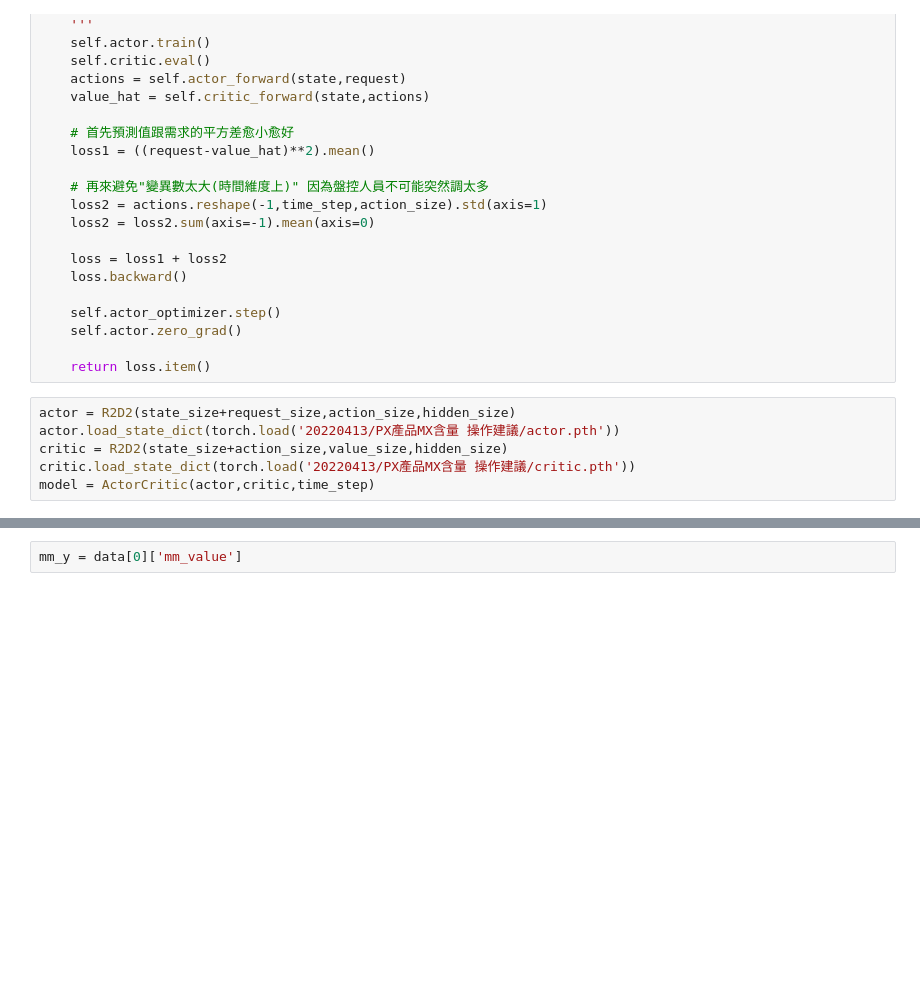
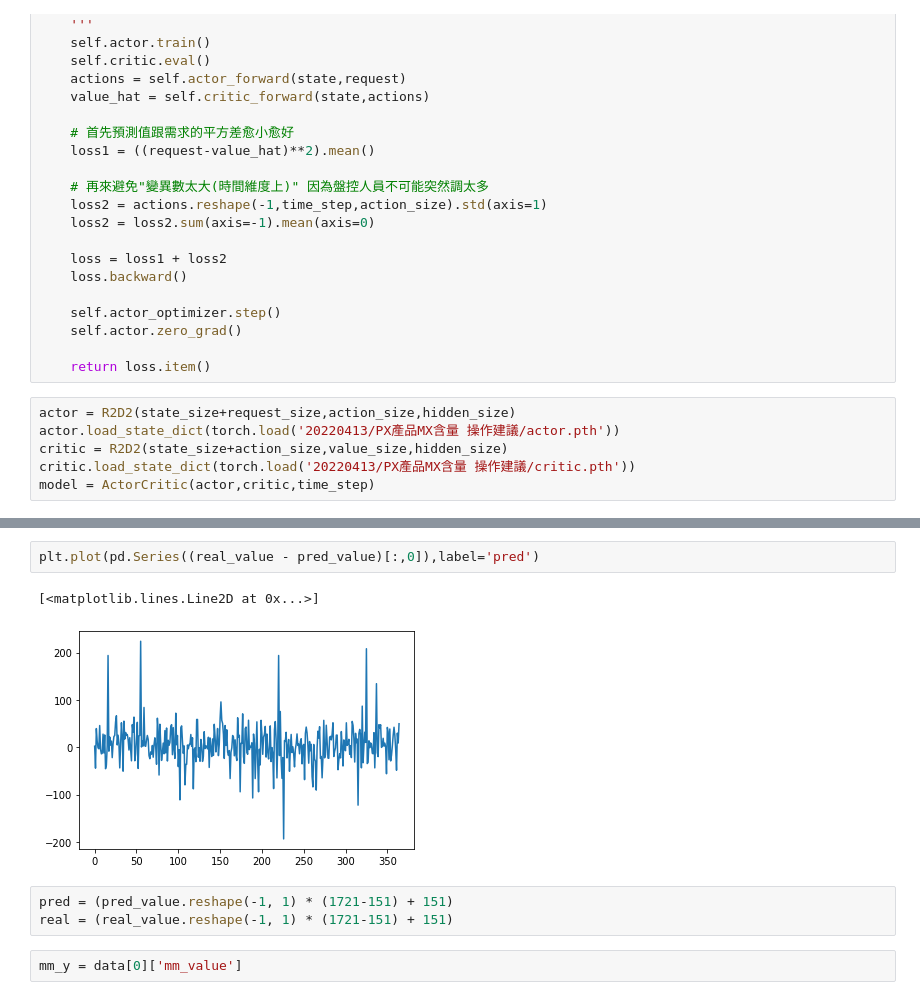
Before and after one commit to KaichiehKJ/R911R912, a Jupyter notebook: PX產品MX含量 操作建議/test.ipynb, the cells around one changed output, grey strips where cells are left out. Cells and saved outputs as stored; diff of their text form; blank space fills up the shorter version.

```diff
--- a/PX產品MX含量 操作建議/test.ipynb
+++ b/PX產品MX含量 操作建議/test.ipynb
@@ -274,3 +339,11 @@ real_value = np.array(real_value)
+# %%
+plt.plot(pd.Series((real_value - pred_value)[:,0]),label='pred')
+# %% [output]
+[<matplotlib.lines.Line2D at 0x...>]
+[figure, added]
+# %%
+pred = (pred_value.reshape(-1, 1) * (1721-151) + 151)
+real = (real_value.reshape(-1, 1) * (1721-151) + 151)
 # %%
 mm_y = data[0]['mm_value']
 # %%
```
Also changed, not shown: parts of 11 cells of this notebook, 6 other files.
